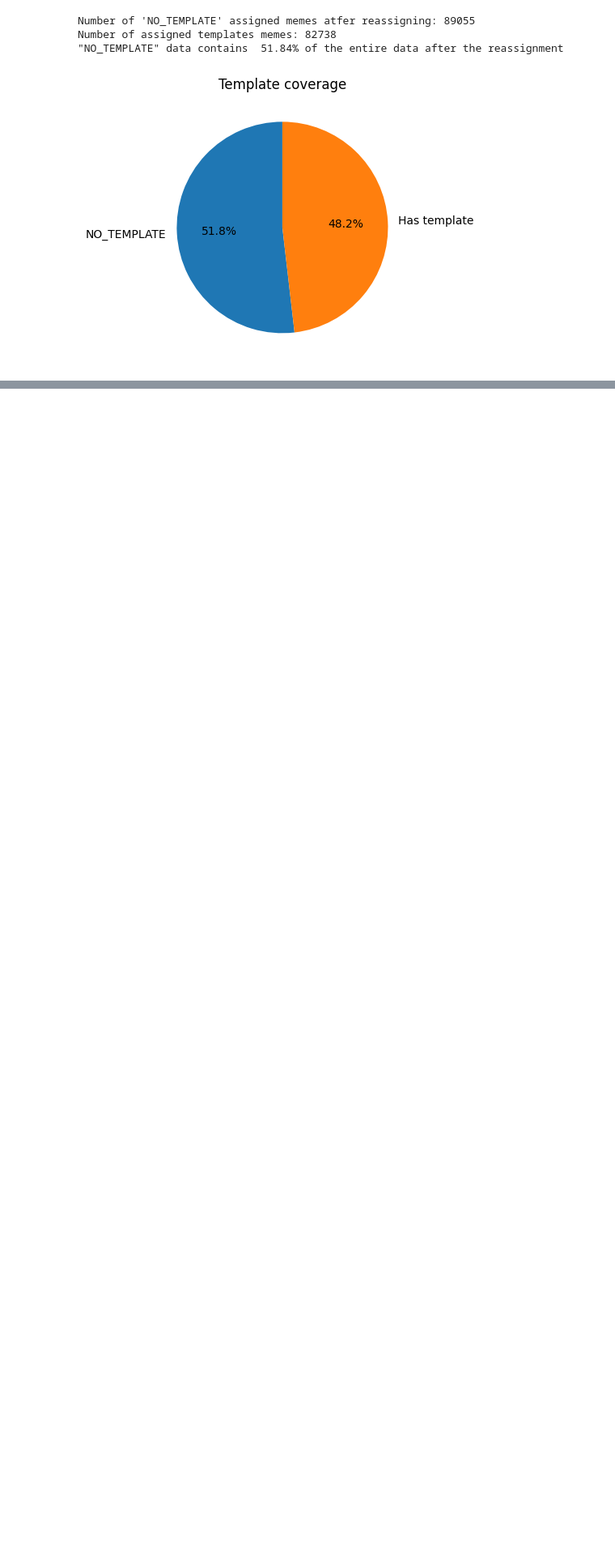
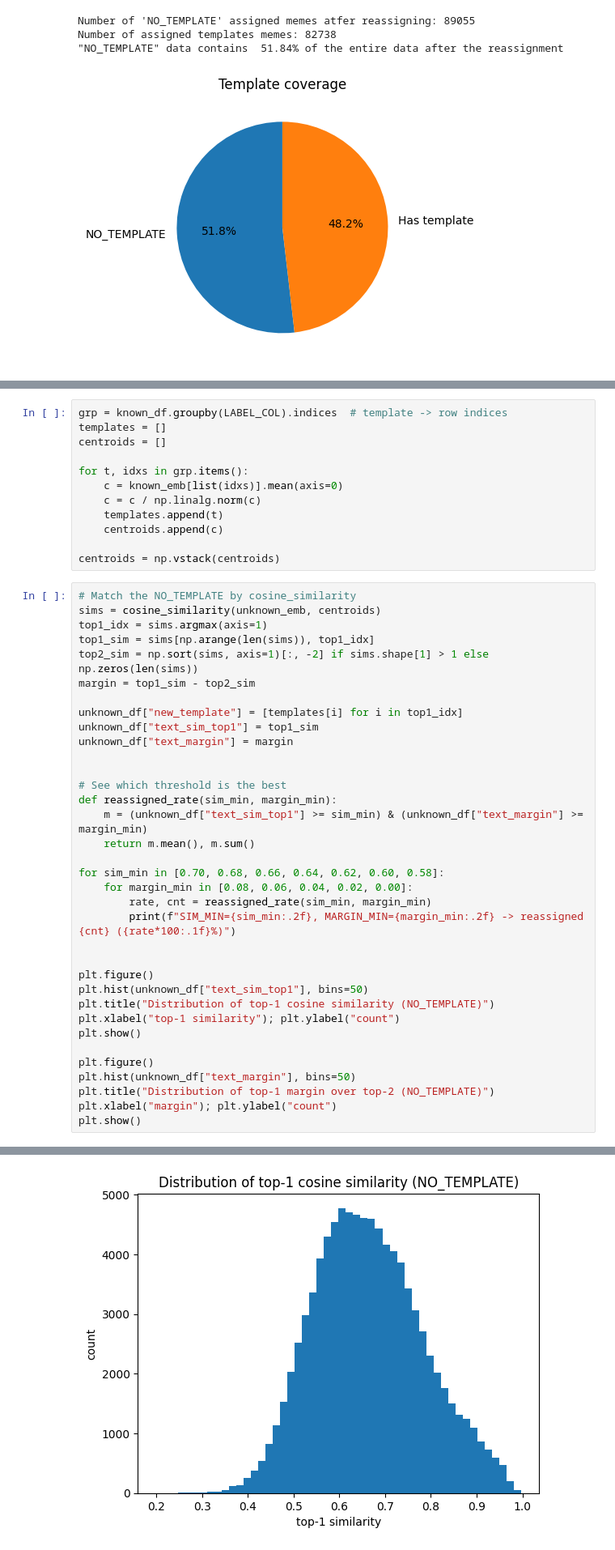
Before and after one commit to huysuy05/To_Meme_Or_Not_To_Meme, a Jupyter notebook: template_reassignment.ipynb, the cells around one changed output, grey strips where cells are left out. Shown at 81% size. Cells and saved outputs as stored; diff of their text form; blank space fills up the shorter version.

Commit message:
feat: Finished text reassignment + Added newly assigned datasets for both methods

```diff
--- a/template_reassignment.ipynb
+++ b/template_reassignment.ipynb
@@ -529,0 +617,48 @@ print("NO_TEMPLATE rows:", (work_df[LABEL_COL] == NO_TEMPLATE).sum())
+# %%
+grp = known_df.groupby(LABEL_COL).indices  # template -> row indices
+templates = []
+centroids = []
+
+for t, idxs in grp.items():
+    c = known_emb[list(idxs)].mean(axis=0)
+    c = c / np.linalg.norm(c)
+    templates.append(t)
+    centroids.append(c)
+
+centroids = np.vstack(centroids)
+# %%
+# Match the NO_TEMPLATE by cosine_similarity
+sims = cosine_similarity(unknown_emb, centroids)
+top1_idx = sims.argmax(axis=1)
+top1_sim = sims[np.arange(len(sims)), top1_idx]
+top2_sim = np.sort(sims, axis=1)[:, -2] if sims.shape[1] > 1 else np.zeros(len(sims))
+margin = top1_sim - top2_sim
+
+unknown_df["new_template"] = [templates[i] for i in top1_idx]
+unknown_df["text_sim_top1"] = top1_sim
+unknown_df["text_margin"] = margin
+
+
+# See which threshold is the best
+def reassigned_rate(sim_min, margin_min):
+    m = (unknown_df["text_sim_top1"] >= sim_min) & (unknown_df["text_margin"] >= margin_min)
+    return m.mean(), m.sum()
+
+for sim_min in [0.70, 0.68, 0.66, 0.64, 0.62, 0.60, 0.58]:
+    for margin_min in [0.08, 0.06, 0.04, 0.02, 0.00]:
+        rate, cnt = reassigned_rate(sim_min, margin_min)
+        print(f"SIM_MIN={sim_min:.2f}, MARGIN_MIN={margin_min:.2f} -> reassigned {cnt} ({rate*100:.1f}%)")
+
+
+plt.figure()
+plt.hist(unknown_df["text_sim_top1"], bins=50)
+plt.title("Distribution of top-1 cosine similarity (NO_TEMPLATE)")
+plt.xlabel("top-1 similarity"); plt.ylabel("count")
+plt.show()
+
+plt.figure()
+plt.hist(unknown_df["text_margin"], bins=50)
+plt.title("Distribution of top-1 margin over top-2 (NO_TEMPLATE)")
+plt.xlabel("margin"); plt.ylabel("count")
+plt.show()
+# %% [output]
@@ -529,0 +682 @@ print("NO_TEMPLATE rows:", (work_df[LABEL_COL] == NO_TEMPLATE).sum())
+[figure, added]
```
Also changed, not shown: parts of 23 cells of this notebook, 2 other files.
